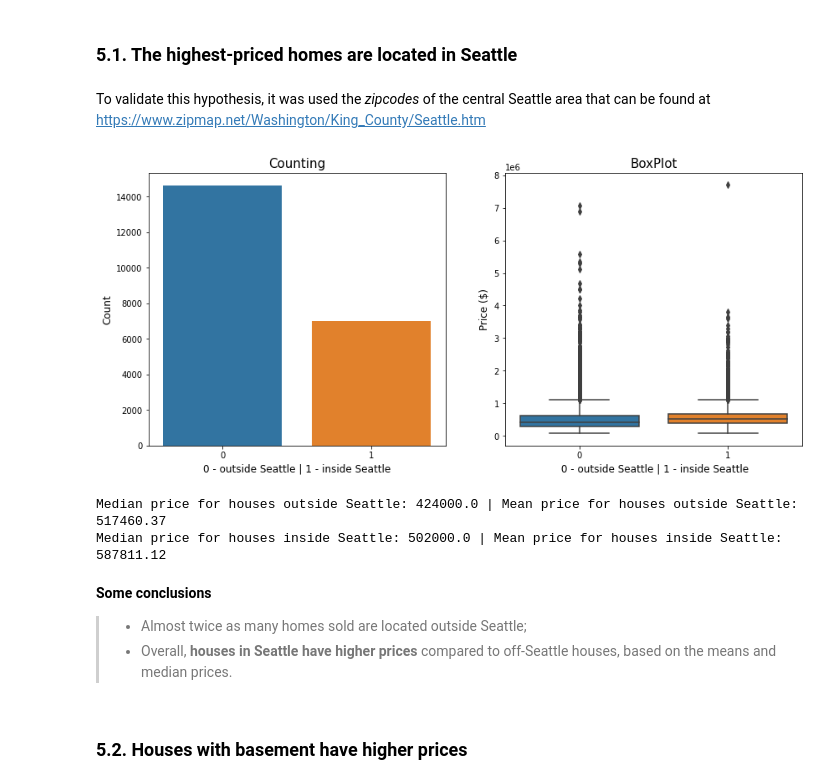
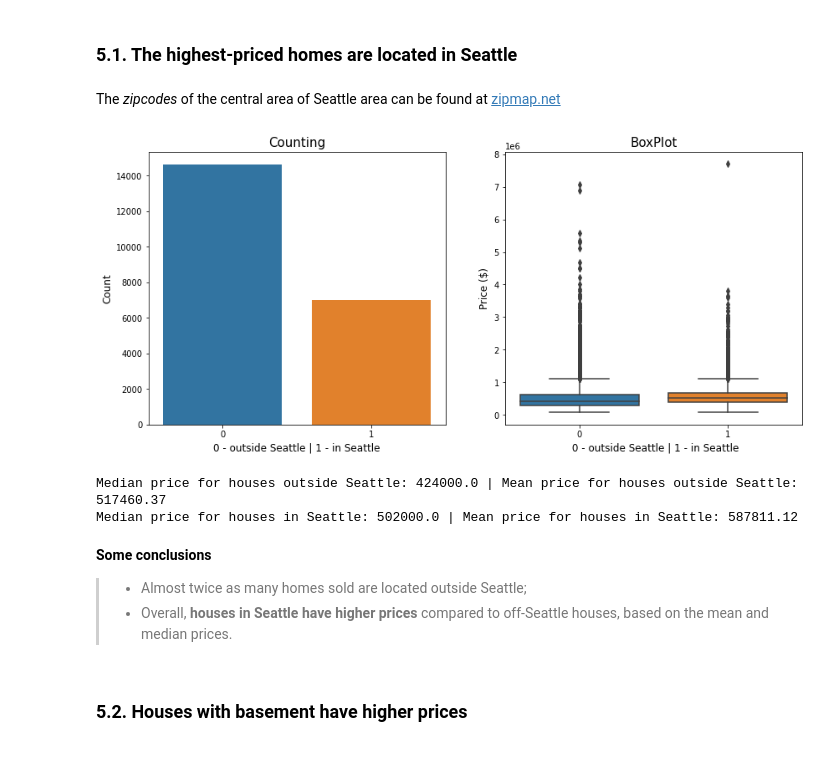
Before and after one commit to vitorlavor/Portfolio_DataScience, a Jupyter notebook: Project_HouseRocket.ipynb, the cells around one changed output. Drawn from its saved outputs; the diff is of its cells as text; code cells hidden in the pictures; blank space fills up the shorter version.

```diff
--- a/Project_HouseRocket.ipynb
+++ b/Project_HouseRocket.ipynb
@@ -523,7 +520,7 @@ This section aims to answer some formulated hypotheses. The mind map was prepare
 # %% [markdown]
 ### 5.1. The highest-priced homes are located in Seattle
 # %% [markdown]
-To validate this hypothesis, it was used the *zipcodes* of the central Seattle area that can be found at https://www.zipmap.net/Washington/King_County/Seattle.htm
+The *zipcodes* of the central area of Seattle area can be found at [zipmap.net](https://www.zipmap.net/Washington/King_County/Seattle.htm)
 # %%
 # Seattle zipcodes from zipmap webste
 
@@ -533,24 +530,24 @@ zip_seattle = [98101,98102, 98103, 98104, 98105, 98106, 98107, 98108, 98109, 981
 
 data_analysis['in_seattle'] = (data_analysis['zipcode'].isin(zip_seattle)).astype(int)
 # %%
-plt.figure(figsize=(14,6))
+plt.figure(figsize = (14, 6))
 
 ax = plt.subplot(121)
 ax = sns.countplot(x="in_seattle", data=data_analysis)
 ax = plt.title('Counting', fontsize=15)
-ax = plt.xlabel("0 - outside Seattle | 1 - inside Seattle", fontsize=12)
+ax = plt.xlabel("0 - outside Seattle | 1 - in Seattle", fontsize=12)
 ax = plt.ylabel("Count", fontsize=12)
 
 ax = plt.subplot(122)
 ax = sns.boxplot(x = 'in_seattle', y = 'price', data = data_analysis)
 ax = plt.title('BoxPlot', fontsize=15)
-ax = plt.xlabel(" 0 - outside Seattle | 1 - inside Seattle", fontsize=12)
+ax = plt.xlabel(" 0 - outside Seattle | 1 - in Seattle", fontsize=12)
 ax = plt.ylabel("Price ($)", fontsize=12)
 
-plt.subplots_adjust(wspace = 0.2, hspace = 0.5)
+plt.subplots_adjust(hspace = 0.5)
 plt.show()
 # %% [output]
-[figure, old version]
+[figure, new version]
 # %%
 # Descriptive analysis
 
@@ -558,15 +555,15 @@ seattle_median = data_analysis.groupby('in_seattle').median()['price']
 seattle_mean = data_analysis.groupby('in_seattle').mean()['price']
 
 print(f'Median price for houses outside Seattle: {seattle_median[0]} | Mean price for houses outside Seattle: {seattle_mean[0].round(2)}')
-print(f'Median price for houses inside Seattle: {seattle_median[1]} | Mean price for houses inside Seattle: {seattle_mean[1].round(2)}')
+print(f'Median price for houses in Seattle: {seattle_median[1]} | Mean price for houses in Seattle: {seattle_mean[1].round(2)}')
 # %% [output]
 Median price for houses outside Seattle: 424000.0 | Mean price for houses outside Seattle: 517460.37
-Median price for houses inside Seattle: 502000.0 | Mean price for houses inside Seattle: 587811.12
+Median price for houses in Seattle: 502000.0 | Mean price for houses in Seattle: 587811.12
 # %% [markdown]
 **Some conclusions**
 
 >  * Almost twice as many homes sold are located outside Seattle;
->  * Overall, **houses in Seattle have higher prices** compared to off-Seattle houses, based on the means and median prices.
+>  * Overall, **houses in Seattle have higher prices** compared to off-Seattle houses, based on the mean and median prices.
 # %% [markdown]
 ### 5.2. Houses with basement have higher prices
 # %%
```
Also changed, not shown: parts of 68 cells of this notebook.
